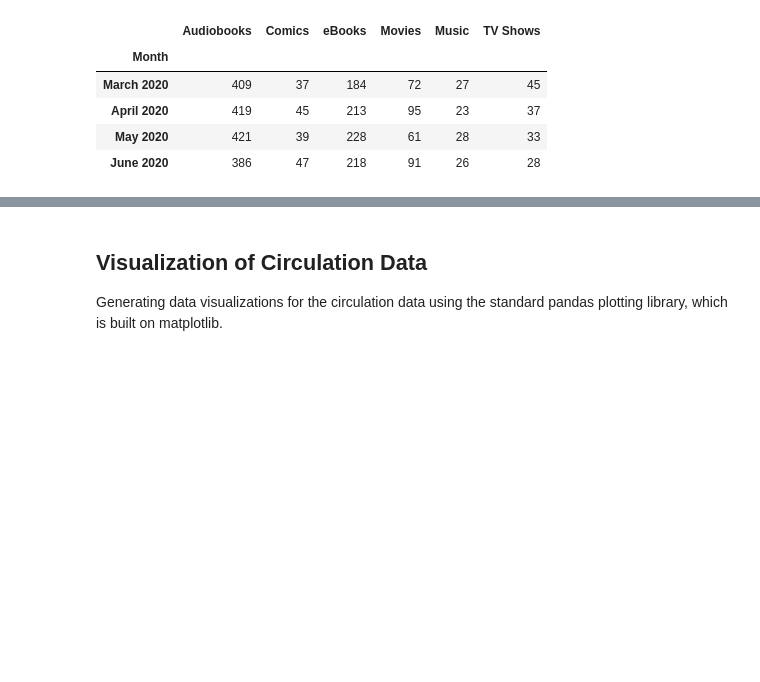
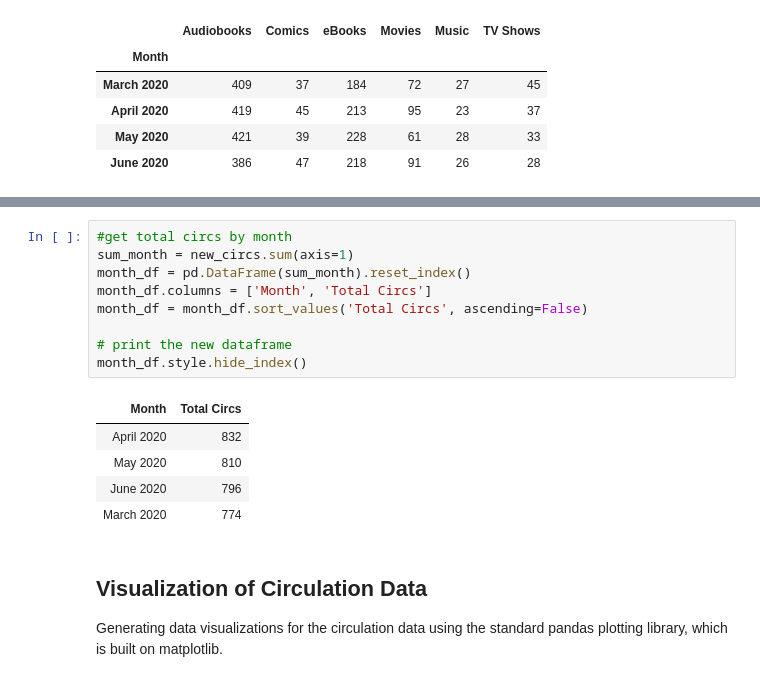
Before and after one commit to gaballison/media-during-covid, a Jupyter notebook: Main.ipynb, the cells around one changed output, grey strips where cells are left out. Drawn from its saved outputs; the diff is of its cells as text; blank space fills up the shorter version.

```diff
--- a/Main.ipynb
+++ b/Main.ipynb
@@ -88,3 +98,18 @@ dtype: int64
+# %%
+#get total circs by month
+sum_month = new_circs.sum(axis=1)
+month_df = pd.DataFrame(sum_month).reset_index()
+month_df.columns = ['Month', 'Total Circs']
+month_df = month_df.sort_values('Total Circs', ascending=False)
+
+# print the new dataframe
+month_df.style.hide_index()
+# %% [output]
+| Month | Total Circs |
+| April 2020 | 832 |
+| May 2020 | 810 |
+| June 2020 | 796 |
+| March 2020 | 774 |
 # %% [markdown]
 ## Visualization of Circulation Data
 
```
Also changed, not shown: parts of 11 cells of this notebook, 1 other file.
